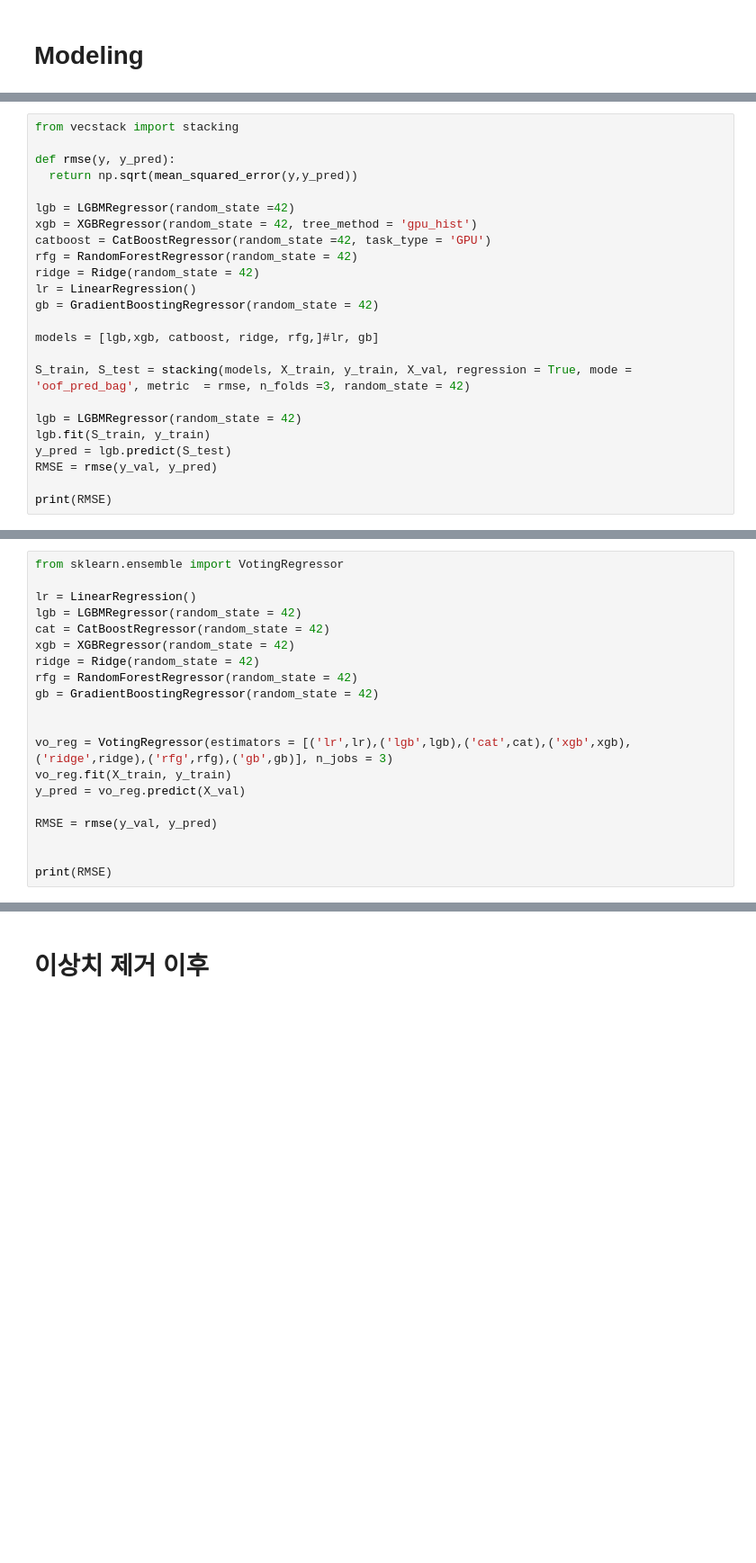
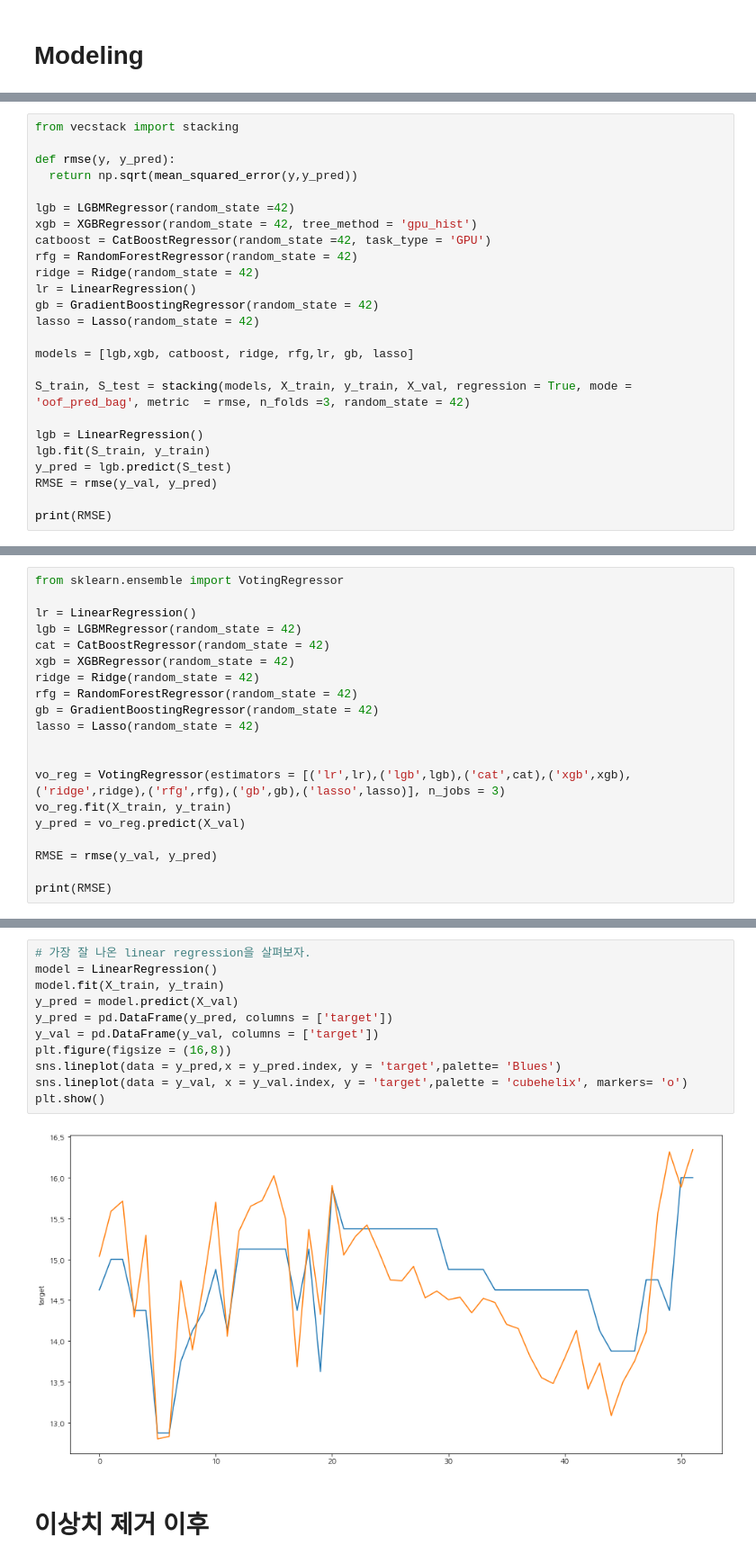
Before and after one commit to qkrwjdduf159/BigContest, a Jupyter notebook: 연어.ipynb, the cells around one changed output, grey strips where cells are left out. Shown at 90% size. Saved outputs shown, nothing was run; the diff lists cells and outputs as text; blank space fills up the shorter version.

```diff
--- a/연어.ipynb
+++ b/연어.ipynb
@@ -320,12 +315,13 @@ rfg = RandomForestRegressor(random_state = 42)
 ridge = Ridge(random_state = 42)
 lr = LinearRegression()
 gb = GradientBoostingRegressor(random_state = 42)
+lasso = Lasso(random_state = 42)
 
-models = [lgb,xgb, catboost, ridge, rfg,]#lr, gb]
+models = [lgb,xgb, catboost, ridge, rfg,lr, gb, lasso]
 
 S_train, S_test = stacking(models, X_train, y_train, X_val, regression = True, mode = 'oof_pred_bag', metric  = rmse, n_folds =3, random_state = 42)
 
-lgb = LGBMRegressor(random_state = 42)
+lgb = LinearRegression()
 lgb.fit(S_train, y_train)
 y_pred = lgb.predict(S_test)
 RMSE = rmse(y_val, y_pred)
@@ -359,14 +355,14 @@ xgb = XGBRegressor(random_state = 42)
 ridge = Ridge(random_state = 42)
 rfg = RandomForestRegressor(random_state = 42)
 gb = GradientBoostingRegressor(random_state = 42)
+lasso = Lasso(random_state = 42)
 
 
-vo_reg = VotingRegressor(estimators = [('lr',lr),('lgb',lgb),('cat',cat),('xgb',xgb),('ridge',ridge),('rfg',rfg),('gb',gb)], n_jobs = 3)
+vo_reg = VotingRegressor(estimators = [('lr',lr),('lgb',lgb),('cat',cat),('xgb',xgb),('ridge',ridge),('rfg',rfg),('gb',gb),('lasso',lasso)], n_jobs = 3)
 vo_reg.fit(X_train, y_train)
 y_pred = vo_reg.predict(X_val)
 
 RMSE = rmse(y_val, y_pred)
 
-
 print(RMSE)
 # %% [output]
@@ -415 +437,14 @@ Text(0.5, 0, 'Xgboost Feature Importance')
+# %%
+# 가장 잘 나온 linear regression을 살펴보자.
+model = LinearRegression()
+model.fit(X_train, y_train)
+y_pred = model.predict(X_val)
+y_pred = pd.DataFrame(y_pred, columns = ['target'])
+y_val = pd.DataFrame(y_val, columns = ['target'])
+plt.figure(figsize = (16,8))
+sns.lineplot(data = y_pred,x = y_pred.index, y = 'target',palette= 'Blues')
+sns.lineplot(data = y_val, x = y_val.index, y = 'target',palette = 'cubehelix', markers= 'o')
+plt.show()
+# %% [output]
+[figure, added]
 # %% [markdown]
```
Also changed, not shown: parts of 51 cells of this notebook.
